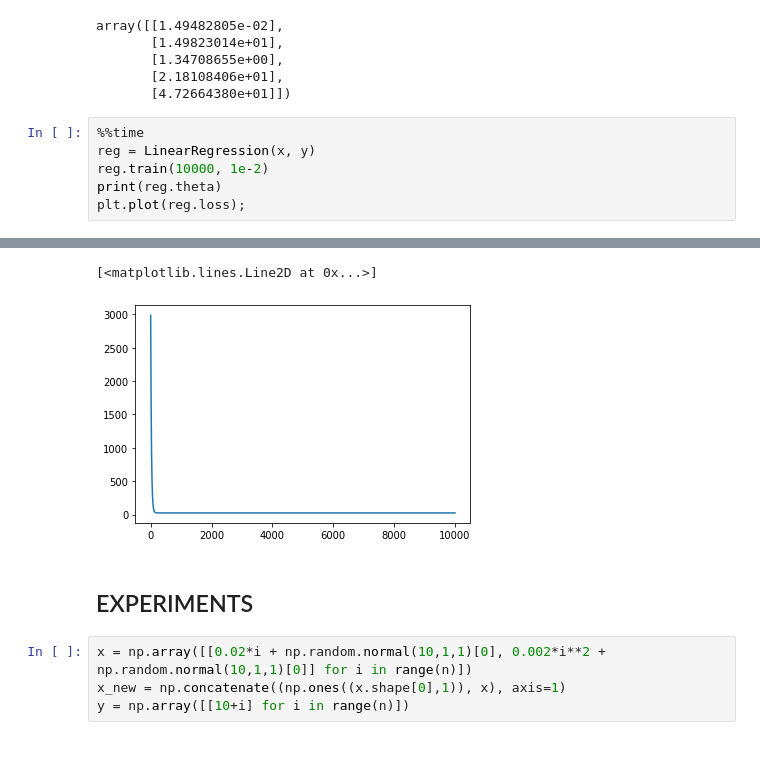
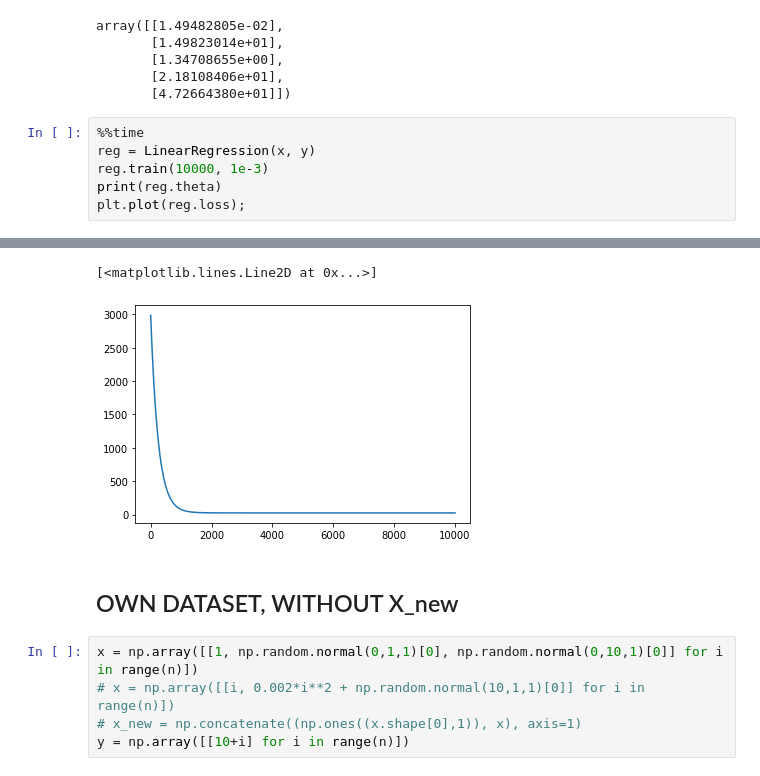
Before and after one commit to ol3gka/STUDY, a Jupyter notebook: main_tools.ipynb, the cells around one changed output, grey strips where cells are left out. Drawn from its saved outputs; the diff is of its cells as text.

```diff
--- a/main_tools.ipynb
+++ b/main_tools.ipynb
@@ -304,7 +319,7 @@ array([[1.49482805e-02],
 # %%
 %%time
 reg = LinearRegression(x, y)
-reg.train(10000, 1e-2)
+reg.train(10000, 1e-3)
 print(reg.theta)
 plt.plot(reg.loss);
 # %% [output]
@@ -318,9 +333,10 @@ Wall time: 2.38 s
 [<matplotlib.lines.Line2D at 0x...>]
-[figure, old version]
+[figure, new version]
-# %% [markdown]
-## EXPERIMENTS
+# %% [markdown]
+## OWN DATASET, WITHOUT X_new
 # %%
-x = np.array([[0.02*i + np.random.normal(10,1,1)[0], 0.002*i**2 + np.random.normal(10,1,1)[0]] for i in range(n)])
-x_new = np.concatenate((np.ones((x.shape[0],1)), x), axis=1)
+x = np.array([[1, np.random.normal(0,1,1)[0], np.random.normal(0,10,1)[0]] for i in range(n)])
+# x = np.array([[i, 0.002*i**2 + np.random.normal(10,1,1)[0]] for i in range(n)])
+# x_new = np.concatenate((np.ones((x.shape[0],1)), x), axis=1)
 y = np.array([[10+i] for i in range(n)])
 # %%
```
Also changed, not shown: parts of 12 cells of this notebook.
